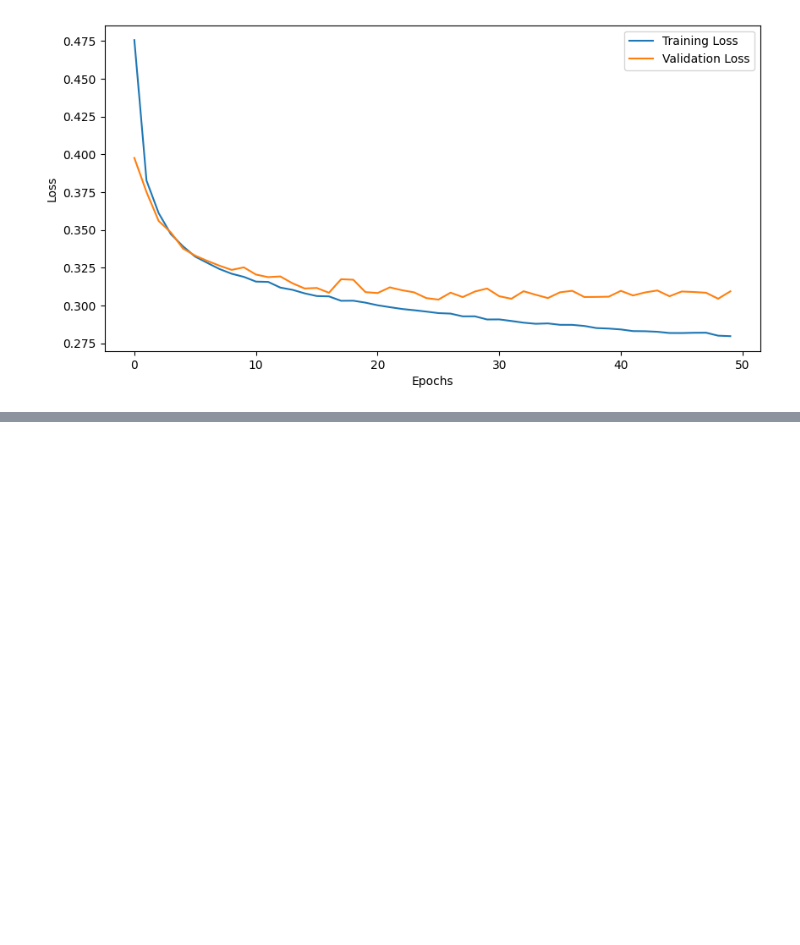
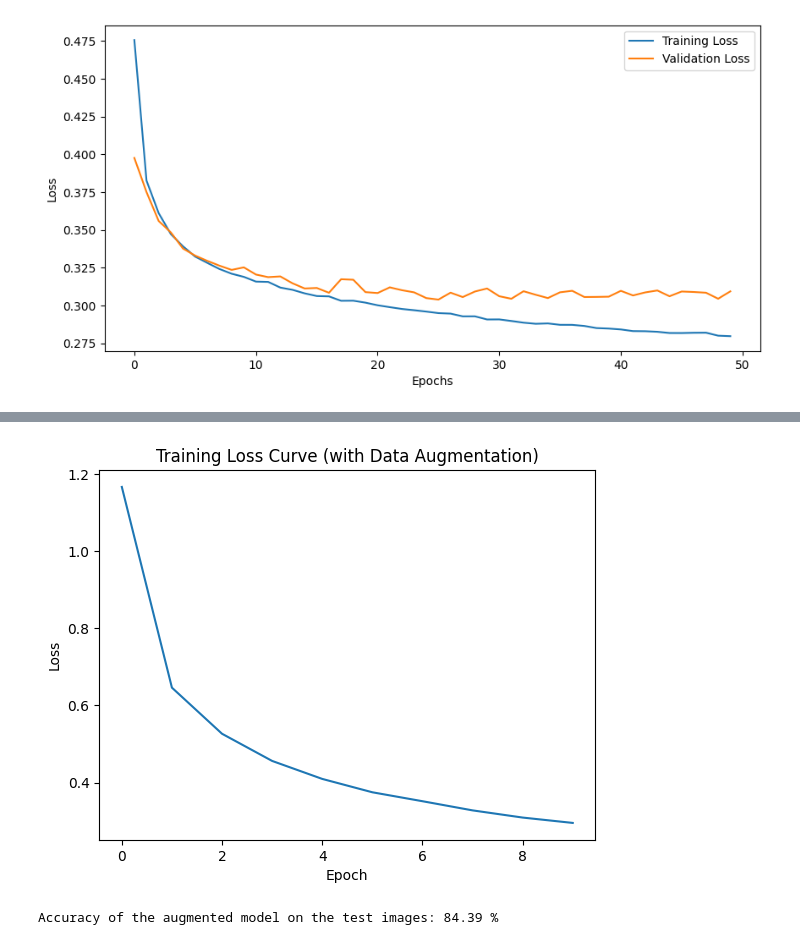
Before and after one commit to orilevi2809/DL, a Jupyter notebook: HW2/ece046211_hw2_mlp_cnn_students.ipynb, the cells around one changed output, grey strips where cells are left out. Cells and saved outputs as stored; diff of their text form; code cells hidden in the pictures; blank space fills up the shorter version.

```diff
--- a/HW2/ece046211_hw2_mlp_cnn_students.ipynb
+++ b/HW2/ece046211_hw2_mlp_cnn_students.ipynb
@@ -613,0 +858,73 @@ Your Code Here
+# %%
+from torchvision import transforms
+import torch.optim as optim
+
+# Augmentation transforms
+augmentation_transforms = transforms.Compose([
+        transforms.Pad(padding=2),
+        transforms.RandomCrop(size=(32, 32)),
+        transforms.ColorJitter(brightness=63. / 255., saturation=[0.5, 1.5], contrast=[0.2, 1.8]),
+        transforms.ToTensor(),
+        transforms.Normalize((0.4376821, 0.4437697, 0.47280442), (0.19803012, 0.20101562, 0.19703614))
+])
+
+# SVHN dataset with augmentation
+svhn_train_augmented = torchvision.datasets.SVHN(root='.', split='train', transform=augmentation_transforms, download=True)
+
+# Prepare augmented data loader
+train_loader_augmented = DataLoader(svhn_train_augmented, batch_size=batch_size, shuffle=True, drop_last=True)
+
+# Create a new instance of the model
+model_augmented = Net()
+model_augmented.to(device)
+
+# Loss and optimizer
+criterion_augmented = nn.CrossEntropyLoss()
+optimizer_augmented = optim.Adam(model_augmented.parameters(), lr=learning_rate)
+
+# Training loop with augmented data
+losses_augmented = []
+for epoch in range(epochs):
+    running_loss = 0.0
+    for i, (images, labels) in enumerate(train_loader_augmented):
+        images = images.to(device)
+        labels = labels.to(device)
+
+        # Forward pass
+        outputs = model_augmented(images)
+        loss = criterion_augmented(outputs, labels)
+
+        # Backward and optimize
+        optimizer_augmented.zero_grad()
+        loss.backward()
+        optimizer_augmented.step()
+
+        # Track the loss
+        running_loss += loss.item()
+
+    epoch_loss = running_loss / len(train_loader_augmented)
+    losses_augmented.append(epoch_loss)
+    print('Epoch [{}/{}], Loss: {:.4f}'.format(epoch+1, epochs, epoch_loss))
+
+# Plot the loss curve for augmented training
+plt.plot(losses_augmented)
+plt.xlabel('Epoch')
+plt.ylabel('Loss')
+plt.title('Training Loss Curve (with Data Augmentation)')
+plt.show()
+
+# Test the augmented model
+model_augmented.eval()
+with torch.no_grad():
+    correct = 0
+    total = 0
+    for images, labels in test_loader:
+        images = images.to(device)
+        labels = labels.to(device)
+        outputs = model_augmented(images)
+        _, predicted = torch.max(outputs.data, 1)
+        total += labels.size(0)
+        correct += (predicted == labels).sum().item()
+
+    print('Accuracy of the augmented model on the test images: {:.2f} %'.format(100 * correct / total))
+# %% [output]
@@ -614,3 +942,5 @@ Your Code Here
+[figure, added]
+Accuracy of the augmented model on the test images: 84.39 %
 # %% [markdown]
 ## <img src="https://img.icons8.com/dusk/64/000000/prize.png" style="height:50px;display:inline"> Credits
 ---
```
Also changed, not shown: parts of 8 cells of this notebook.
